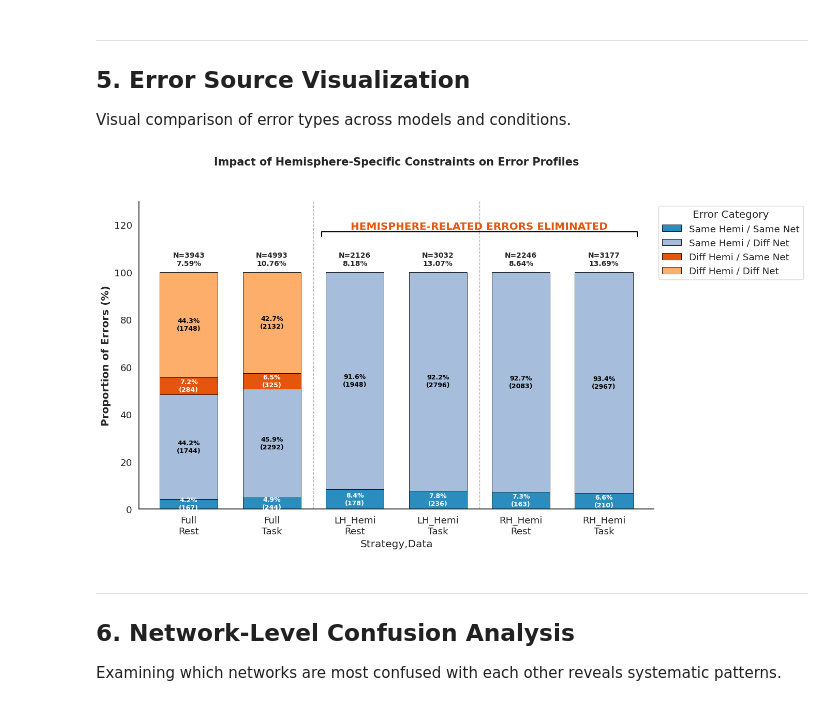
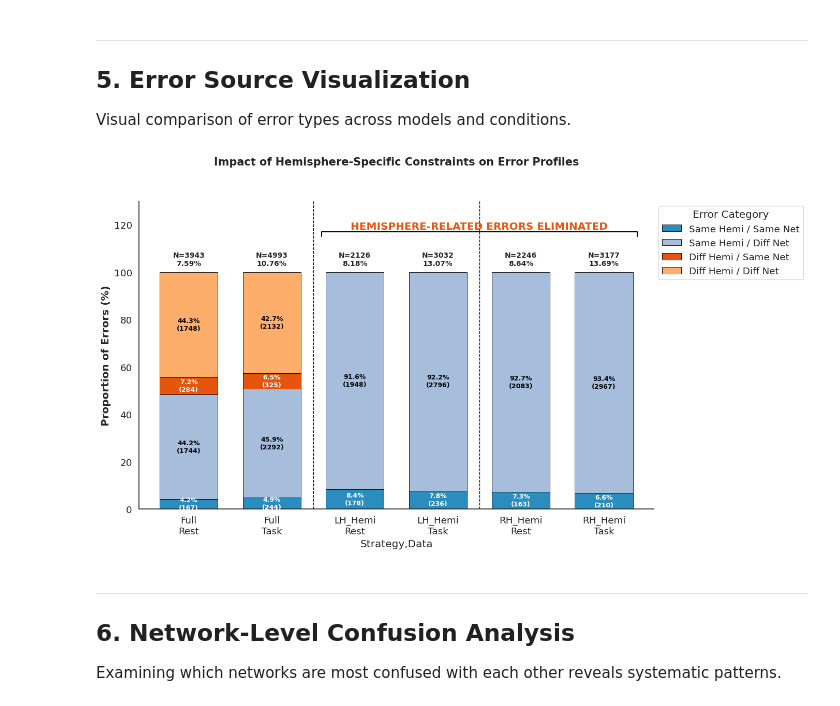
Before and after one commit to Joon-hub/Brain_Connectivity_Pipeline, a Jupyter notebook: analysis/JupyterFiles/multinomial_error_analysis_restructured.ipynb, the cells around one changed output. Drawn from its saved outputs; the diff is of its cells as text; code cells hidden in the pictures.

```diff
--- a/analysis/JupyterFiles/multinomial_error_analysis_restructured.ipynb
+++ b/analysis/JupyterFiles/multinomial_error_analysis_restructured.ipynb
@@ -347,35 +424,35 @@ df_plot.plot(kind='bar', stacked=True, color=colors, ax=ax, width=0.7, edgecolor
 # 4. Annotations
 for i, (idx, row) in enumerate(df.iterrows()):
     cum_height = 0
     for j, col in enumerate(cols_to_parse):
         pct, count = row[f"{col}_pct"], int(row[f"{col}_count"])
         if pct > 2.0:  # Only label if visible
             ax.text(i, cum_height + (pct/2), f"{pct:.1f}%\n({count})",
                     ha='center', va='center', color="white" if j in [0, 2] else "black",
                     fontsize=9, fontweight='bold')
         cum_height += pct
 
     # Header labels (N and Rate)
     ax.text(i, 102, f"N={int(row['N'])}\n{row['Rate']}", ha='center', va='bottom', fontsize=10, fontweight='bold')
 
 # 5. Visual Callouts & Polish
-[ax.axvline(x, color='black', ls='--', lw=1, alpha=0.3) for x in [1.5, 3.5]]
+[ax.axvline(x, color='black', ls='--', lw=1) for x in [1.5, 3.5]]
 
 # Bracket for Hemisphere-specific models
 ax.plot([1.6, 1.6, 5.4, 5.4], [115, 117, 117, 115], color="black", lw=1.5)
 ax.text(3.5, 118, "HEMISPHERE-RELATED ERRORS ELIMINATED", ha='center', fontweight='bold', color='#e6550d')
 
 ax.set_ylabel("Proportion of Errors (%)", fontweight='bold')
 ax.set_title("Impact of Hemisphere-Specific Constraints on Error Profiles", fontsize=15, pad=50, fontweight='bold')
 ax.set_xticklabels([f"{s}\n{d}" for s, d in df_plot.index], rotation=0)
 ax.set_ylim(0, 130)
 ax.legend(title="Error Category", bbox_to_anchor=(1, 1), loc='upper left')
 sns.despine()
 
 plt.tight_layout()
 plt.show()
 # %% [output]
-[figure, old version]
+[figure, new version]
 # %% [markdown]
 ---
 ## 6. Network-Level Confusion Analysis
```
Also changed, not shown: parts of 25 cells of this notebook, 6 other files.
